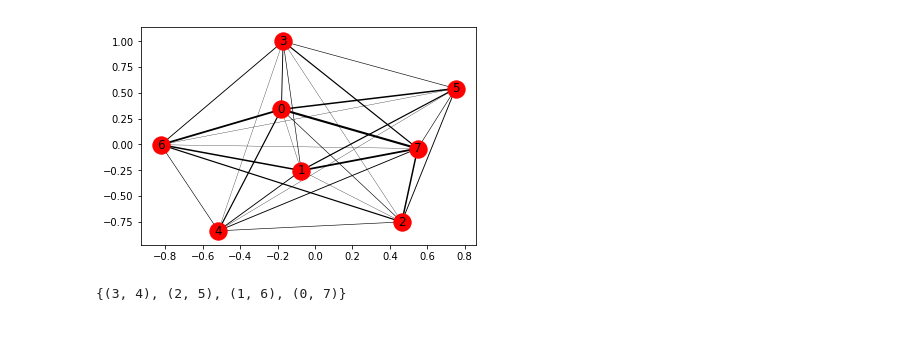
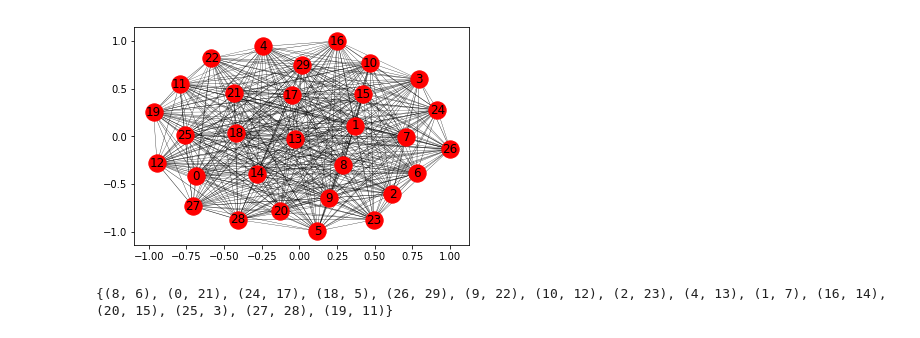
Before and after one commit to upura/upura.hatenablog, a Jupyter notebook: matching/networkx_practice.ipynb, the cells around one changed output. Saved outputs shown, nothing was run; the diff lists cells and outputs as text; code cells hidden in the pictures.

```diff
--- a/matching/networkx_practice.ipynb
+++ b/matching/networkx_practice.ipynb
@@ -1,12 +1,10 @@
 # %%
 import numpy.random as rd
 
-PERSON_NUM = 8
+PERSON_NUM = 30
 VALUE_NUM = 12
 
 person = []
 for i in range(PERSON_NUM):
     value = rd.randint(low=0, high=2, size=VALUE_NUM)
     person.append(value)
-
-person
@@ -23,35 +12,36 @@ person
 import numpy as np
 
 def calc_weight(a, b):
-    weight = np.linalg.norm(a-b)
+    distance = np.linalg.norm(a-b)
+    weight = 1/(1+distance)
     return weight
 # %%
 %matplotlib inline
 import matplotlib.pyplot as plt
 import networkx as nx
 import itertools
 
 G = nx.Graph()
 
 nodes_list = [i for i in range(PERSON_NUM)]
 G.add_nodes_from(nodes_list)
 
 for edge in list(itertools.combinations(nodes_list, 2)):
-    G.add_path(edge, weight=calc_weight(edge[0], edge[1]))
+    G.add_path(edge, weight=calc_weight(person[edge[0]], person[edge[1]]))
 
 pos=nx.spring_layout(G)
 
 nx.draw_networkx_nodes(G, pos)
 nx.draw_networkx_labels(G, pos)
 
-edge_width = [ d["weight"]*0.3 for (u,v,d) in G.edges(data=True)]
+edge_width = [ d["weight"] for (u,v,d) in G.edges(data=True)]
 nx.draw_networkx_edges(G, pos, width=edge_width)
 
 plt.show()
 # %% [output]
-[figure, old version]
+[figure, new version]
 # %%
 d = nx.max_weight_matching(G)
 print(d)
 # %% [output]
-{(3, 4), (2, 5), (1, 6), (0, 7)}
+{(8, 6), (0, 21), (24, 17), (18, 5), (26, 29), (9, 22), (10, 12), (2, 23), (4, 13), (1, 7), (16, 14), (20, 15), (25, 3), (27, 28), (19, 11)}
```
Also changed, not shown: parts of 5 cells of this notebook.
